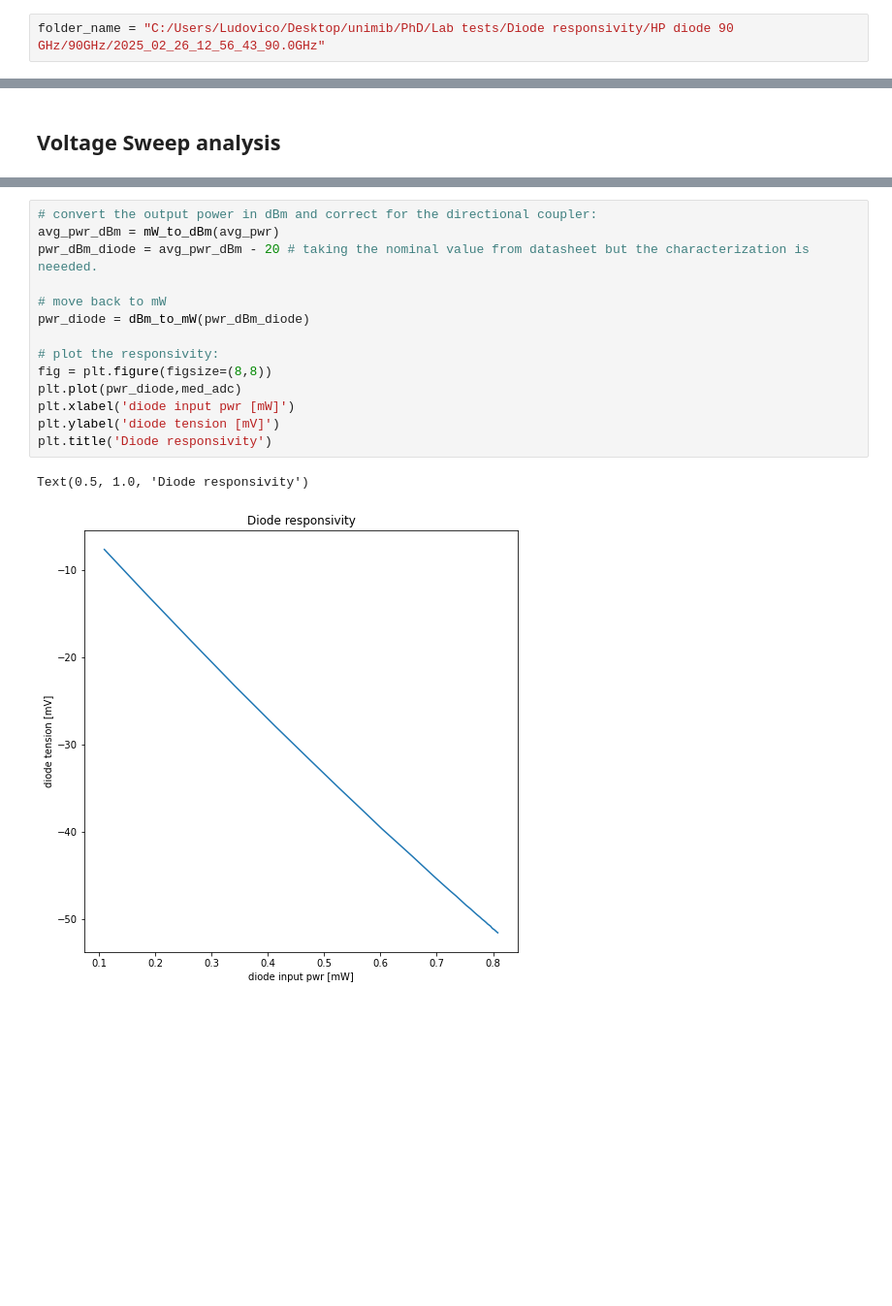
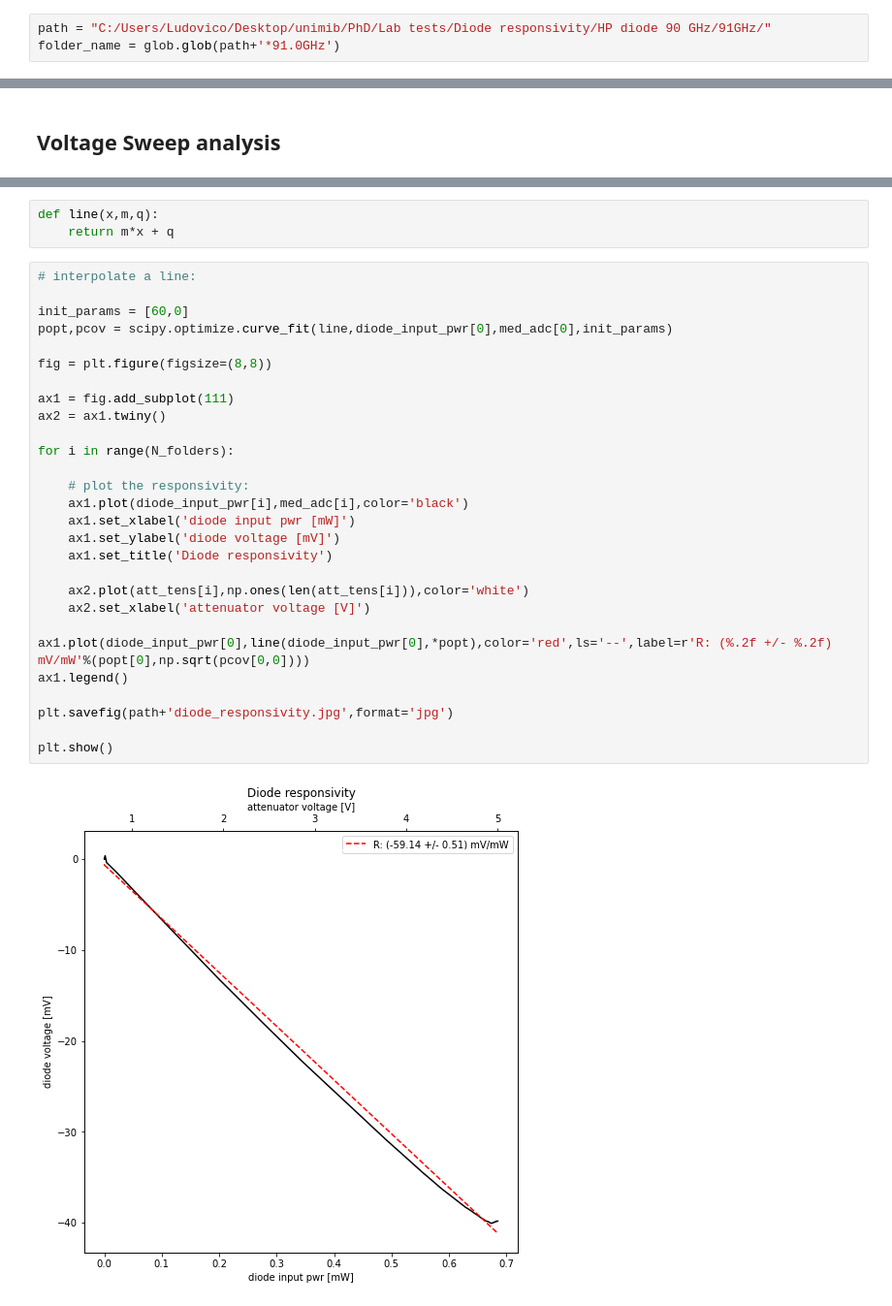
Before and after one commit to POLOCALC/lab_test_scripts, a Jupyter notebook: diode_responsivity/Data_visual.ipynb, the cells around one changed output, grey strips where cells are left out. Shown at 97% size. Saved outputs shown, nothing was run; the diff lists cells and outputs as text; blank space fills up the shorter version.

```diff
--- a/diode_responsivity/Data_visual.ipynb
+++ b/diode_responsivity/Data_visual.ipynb
@@ -11,4 +13,5 @@ def dBm_to_mW(pwr_dBm):
 # %% [markdown]
 ## Power Stabilization
 # %%
-folder_name = "C:/Users/Ludovico/Desktop/unimib/PhD/Lab tests/Diode responsivity/HP diode 90 GHz/90GHz/2025_02_26_12_56_43_90.0GHz"
+path = "C:/Users/Ludovico/Desktop/unimib/PhD/Lab tests/Diode responsivity/HP diode 90 GHz/91GHz/"
+folder_name = glob.glob(path+'*91.0GHz')
@@ -141,17 +214,33 @@ Text(0, 0.5, 'adc tension [mV]')
-# %%
-# convert the output power in dBm and correct for the directional coupler:
-avg_pwr_dBm = mW_to_dBm(avg_pwr)
-pwr_dBm_diode = avg_pwr_dBm - 20 # taking the nominal value from datasheet but the characterization is neeeded.
-
-# move back to mW
-pwr_diode = dBm_to_mW(pwr_dBm_diode)
-
-# plot the responsivity:
-fig = plt.figure(figsize=(8,8))
-plt.plot(pwr_diode,med_adc)
-plt.xlabel('diode input pwr [mW]')
-plt.ylabel('diode tension [mV]')
-plt.title('Diode responsivity')
-# %% [output]
-Text(0.5, 1.0, 'Diode responsivity')
-[figure, removed]
+# %%
+def line(x,m,q):
+    return m*x + q
+# %%
+# interpolate a line:
+
+init_params = [60,0]
+popt,pcov = scipy.optimize.curve_fit(line,diode_input_pwr[0],med_adc[0],init_params)
+
+fig = plt.figure(figsize=(8,8))
+
+ax1 = fig.add_subplot(111)
+ax2 = ax1.twiny()
+
+for i in range(N_folders):
+
+    # plot the responsivity:
+    ax1.plot(diode_input_pwr[i],med_adc[i],color='black')
+    ax1.set_xlabel('diode input pwr [mW]')
+    ax1.set_ylabel('diode voltage [mV]')
+    ax1.set_title('Diode responsivity')
+
+    ax2.plot(att_tens[i],np.ones(len(att_tens[i])),color='white')
+    ax2.set_xlabel('attenuator voltage [V]')
+
+ax1.plot(diode_input_pwr[0],line(diode_input_pwr[0],*popt),color='red',ls='--',label=r'R: (%.2f +/- %.2f) mV/mW'%(popt[0],np.sqrt(pcov[0,0])))
+ax1.legend()
+
+plt.savefig(path+'diode_responsivity.jpg',format='jpg')
+
+plt.show()
+# %% [output]
+[figure, added]
```
Also changed, not shown: parts of 7 cells of this notebook.
